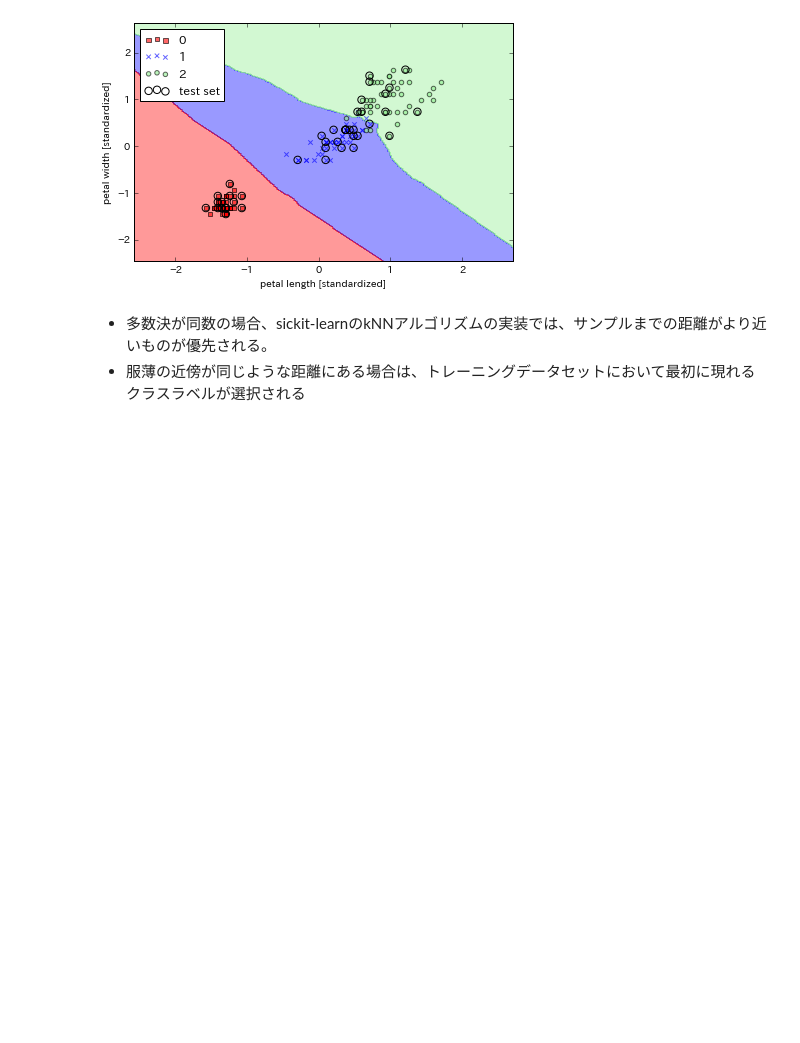
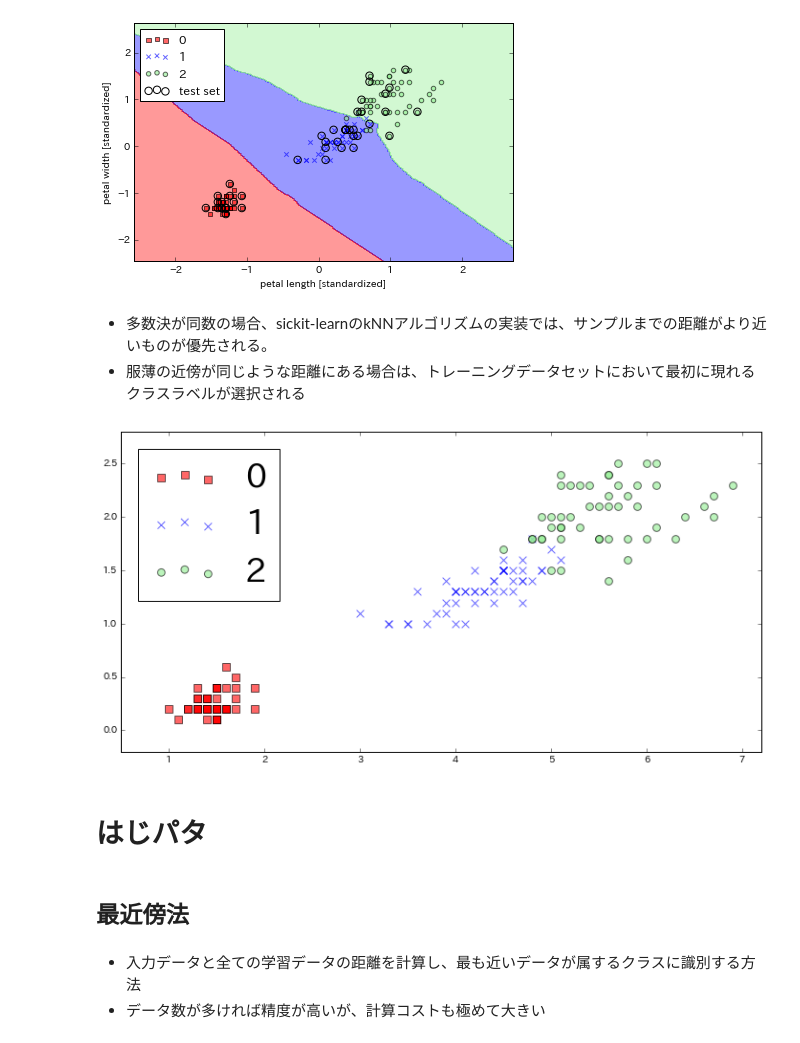
Before and after one commit to data-refinement/python-machine-learning-book, a Jupyter notebook: ch03/20180128_k-means.ipynb, the cells around one changed output. Drawn from its saved outputs; the diff is of its cells as text; code cells hidden in the pictures; blank space fills up the shorter version.

```diff
--- a/ch03/20180128_k-means.ipynb
+++ b/ch03/20180128_k-means.ipynb
@@ -133,3 +135,30 @@ plt.show()
 # %% [markdown]
 - 多数決が同数の場合、sickit-learnのkNNアルゴリズムの実装では、サンプルまでの距離がより近いものが優先される。
 - 服薄の近傍が同じような距離にある場合は、トレーニングデータセットにおいて最初に現れるクラスラベルが選択される
+# %%
+colors = ('red', 'blue', 'lightgreen', 'gray', 'cyan')
+cmap = ListedColormap(colors[:len(np.unique(y))])
+markers = ('s', 'x', 'o', '^', 'v')
+# %%
+plt.figure(figsize=(12,6))
+for idx, cl in enumerate(np.unique(y)):
+        plt.scatter(x=X[y == cl, 0],
+                    y=X[y == cl, 1],
+                    s = 60,
+                    alpha=0.6,
+                    c=cmap(idx),
+                    edgecolor='black',
+                    marker=markers[idx],
+                    label=cl)
+        plt.legend(loc = 'upper left', fontsize = 35)
+        plt.ylim(-0.2, 2.8)
+        plt.xlim(0.5, 7.2)
+# %% [output]
+[figure, added]
+# %% [markdown]
+# はじパタ
+# %% [markdown]
+## 最近傍法
+# %% [markdown]
+- 入力データと全ての学習データの距離を計算し、最も近いデータが属するクラスに識別する方法
+- データ数が多ければ精度が高いが、計算コストも極めて大きい
```
Also changed, not shown: parts of 16 cells of this notebook.
